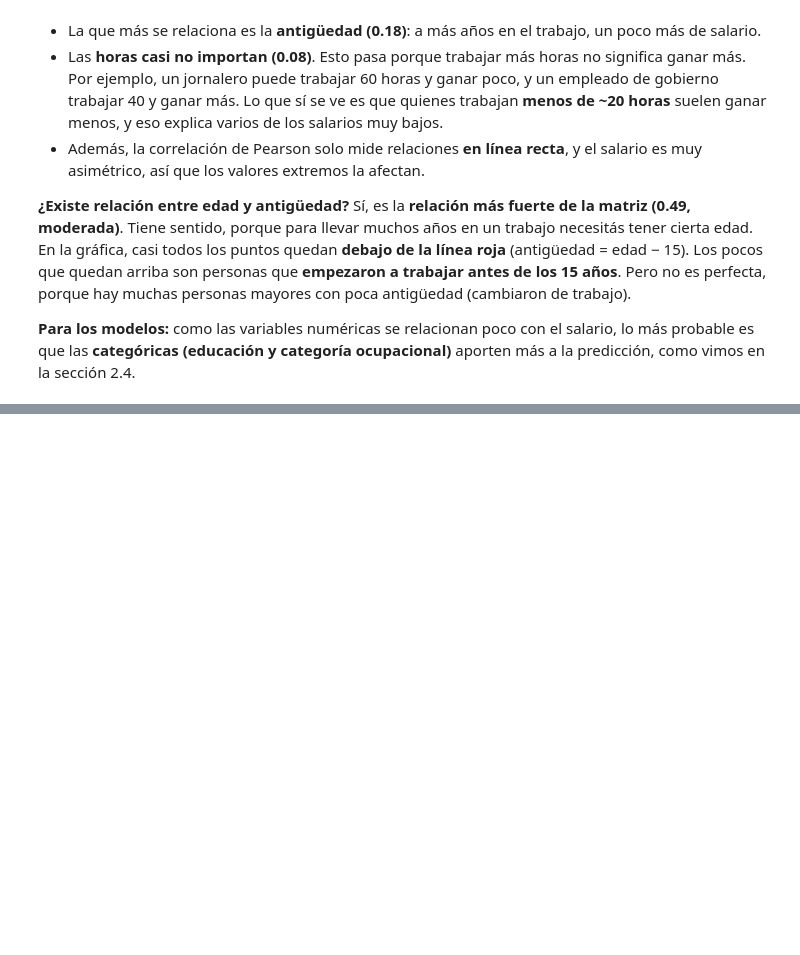
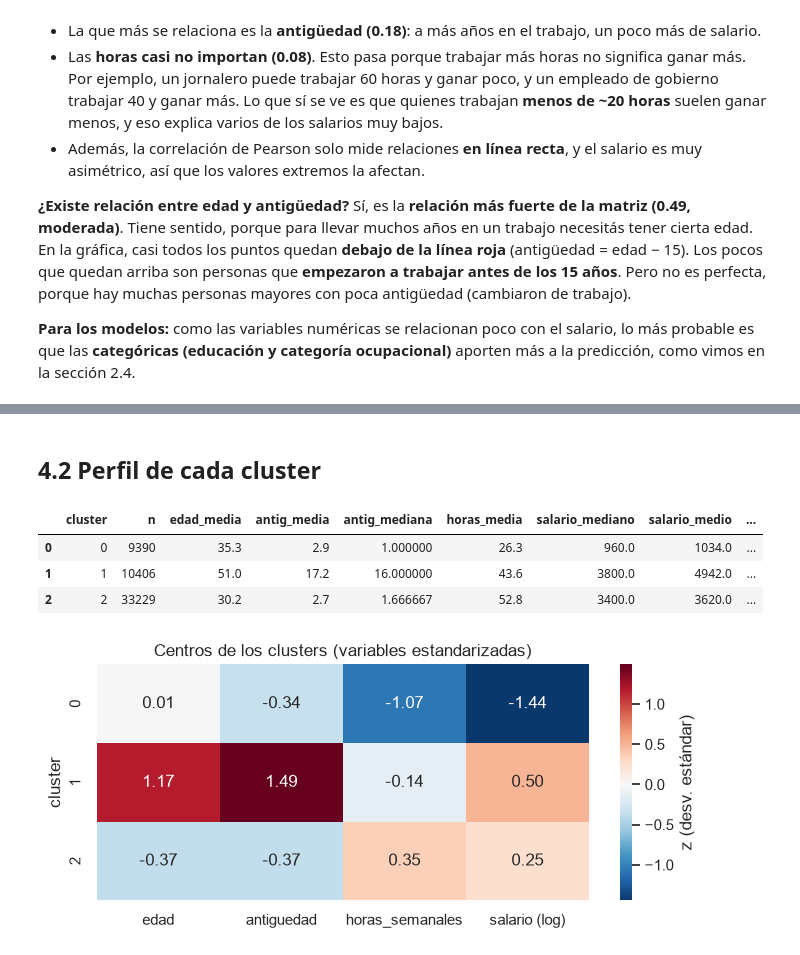
Before and after one commit to Qu3zada22/lab7-md, a Jupyter notebook: lab7_eneic.ipynb, the cells around one changed output, grey strips where cells are left out. Saved outputs shown, nothing was run; the diff lists cells and outputs as text; code cells hidden in the pictures; blank space fills up the shorter version.

```diff
--- a/lab7_eneic.ipynb
+++ b/lab7_eneic.ipynb
@@ -977,0 +982,14 @@ Sí, es la **relación más fuerte de la matriz (0.49, moderada)**. Tiene sentid
+# %%
+from pyspark.ml import Pipeline
+from pyspark.ml.feature import VectorAssembler, StandardScaler
+from pyspark.ml.clustering import KMeans
+from pyspark.ml.evaluation import ClusteringEvaluator
+
+# log del salario SOLO para el clustering (el salario original en Q se mantiene intacto para los modelos)
+df_k = df.withColumn("log_salario", F.log10("salario_mensual")).cache()
+
+CONJUNTOS = {
+    "A: sin salario":  ["edad", "antiguedad", "horas_semanales"],
+    "B: con salario":  ["edad", "antiguedad", "horas_semanales", "log_salario"],
+}
+KS = [2, 3, 4, 5]
@@ -977,0 +1062,34 @@ Sí, es la **relación más fuerte de la matriz (0.49, moderada)**. Tiene sentid
+# %% [markdown]
+## 4.2 Perfil de cada cluster
+# %%
+CONJ_FINAL, K_FINAL = "B: con salario", 3
+modelo_km = modelos[(CONJ_FINAL, K_FINAL)]
+seg = modelo_km.transform(df_k).drop("vec", "features").cache()
+
+perfil = (seg.groupBy("cluster")
+          .agg(F.count("*").alias("n"),
+               F.round(F.mean("edad"), 1).alias("edad_media"),
+               F.round(F.mean("antiguedad"), 1).alias("antig_media"),
+               F.expr("percentile(antiguedad, 0.5)").alias("antig_mediana"),
+               F.round(F.mean("horas_semanales"), 1).alias("horas_media"),
+               F.expr("percentile(salario_mensual, 0.5)").alias("salario_mediano"),
+               F.round(F.mean("salario_mensual"), 0).alias("salario_medio"))
+          .orderBy("cluster").toPandas())
+perfil["%"] = (100 * perfil["n"] / perfil["n"].sum()).round(1)
+perfil
+# %% [output]
+|  | cluster | n | edad_media | antig_media | antig_mediana | horas_media | salario_mediano | salario_medio | ... |
+| 0 | 0 | 9390 | 35.3 | 2.9 | 1.000000 | 26.3 | 960.0 | 1034.0 | ... |
+| 1 | 1 | 10406 | 51.0 | 17.2 | 16.000000 | 43.6 | 3800.0 | 4942.0 | ... |
+| 2 | 2 | 33229 | 30.2 | 2.7 | 1.666667 | 52.8 | 3400.0 | 3620.0 | ... |
+# %%
+# Centros en unidades estandarizadas (z): cuántas desviaciones estándar está cada grupo sobre/bajo el promedio
+centros = pd.DataFrame(modelo_km.stages[-1].clusterCenters(), columns=CONJUNTOS[CONJ_FINAL])
+centros.index.name = "cluster"
+fig, ax = plt.subplots(figsize=(7, 3.2))
+sns.heatmap(centros.rename(columns={"log_salario": "salario (log)"}), annot=True, fmt=".2f",
+            cmap="RdBu_r", center=0, ax=ax, cbar_kws={"label": "z (desv. estándar)"})
+ax.set_title("Centros de los clusters (variables estandarizadas)")
+plt.tight_layout(); plt.show()
+# %% [output]
+[figure, added]
```
Also changed, not shown: parts of 12 cells of this notebook.
